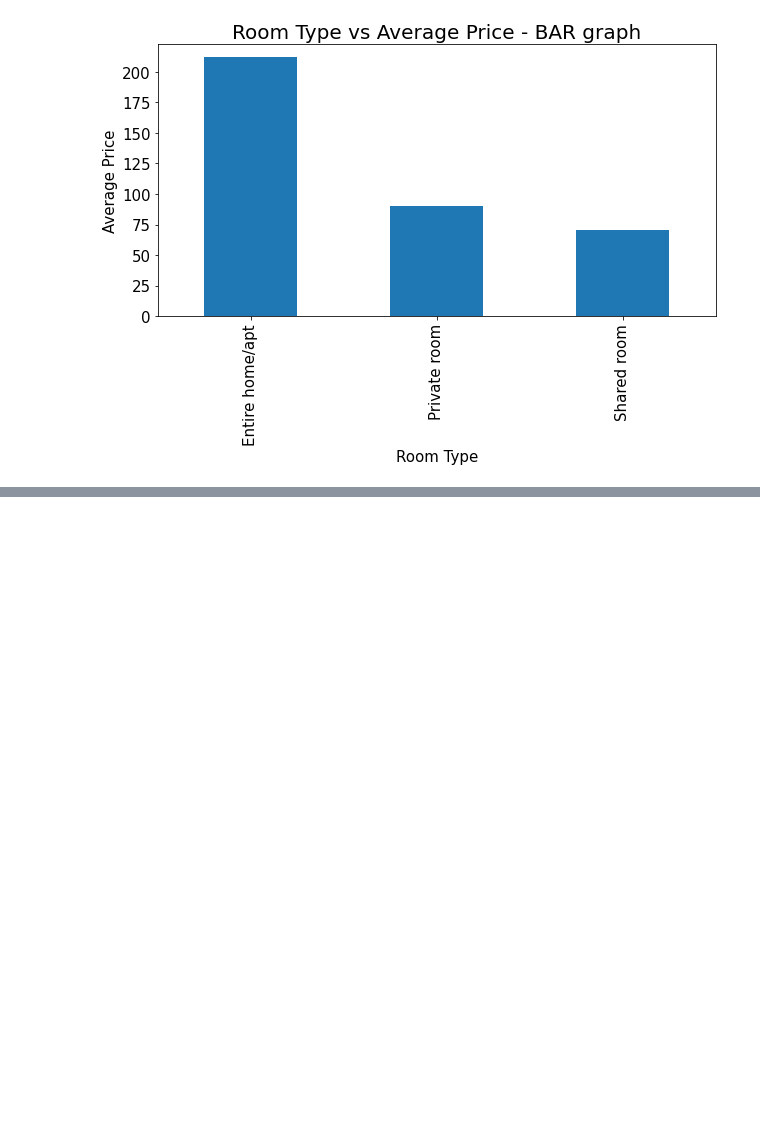
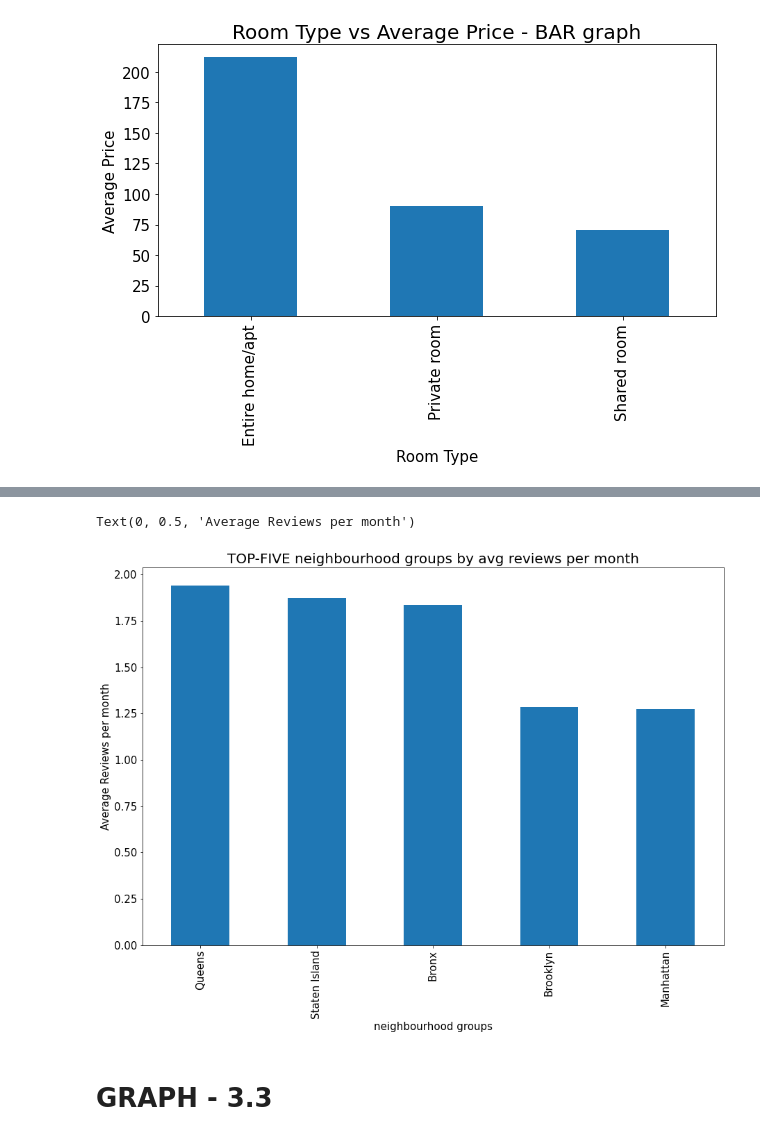
Before and after one commit to 66aadesh/AirBnB-Bookings-EDA, a Jupyter notebook: Copy_of_Airbnb_Bookings_Analysis_Capstone_Project.ipynb, the cells around one changed output, grey strips where cells are left out. Cells and saved outputs as stored; diff of their text form; code cells hidden in the pictures; blank space fills up the shorter version.

```diff
--- a/Copy_of_Airbnb_Bookings_Analysis_Capstone_Project.ipynb
+++ b/Copy_of_Airbnb_Bookings_Analysis_Capstone_Project.ipynb
@@ -389,0 +491,6 @@ Text(0, 0.5, 'Average Price')
+# %%
+# We can match our findings by comparing the the "top neighbourhoods by average number of reviews per month" and "neighbourhoods of top listings with average number of reviews per month".
+# If what we have found in above GRAPH-3.1, our comparison should be similar.
+busy_hosts_neighbourhood_df=airbnb_df.groupby(['neighbourhood_group'])['reviews_per_month'].mean()
+busy_hosts_neighbourhood_df1=busy_hosts_neighbourhood_df.sort_values(ascending=False)
+busy_hosts_neighbourhood_df1
@@ -389,0 +505,10 @@ Text(0, 0.5, 'Average Price')
+# %%
+bar_5=busy_hosts_neighbourhood_df1.plot.bar(figsize=(15,10),fontsize=15)
+bar_5.set_title("TOP-FIVE neighbourhood groups by avg reviews per month", fontsize=20)
+bar_5.set_xlabel("neighbourhood groups", fontsize=15)
+bar_5.set_ylabel("Average Reviews per month", fontsize=15)
+# %% [output]
+Text(0, 0.5, 'Average Reviews per month')
+[figure, added]
+# %% [markdown]
+# GRAPH - 3.3
```
Also changed, not shown: parts of 23 cells of this notebook.
